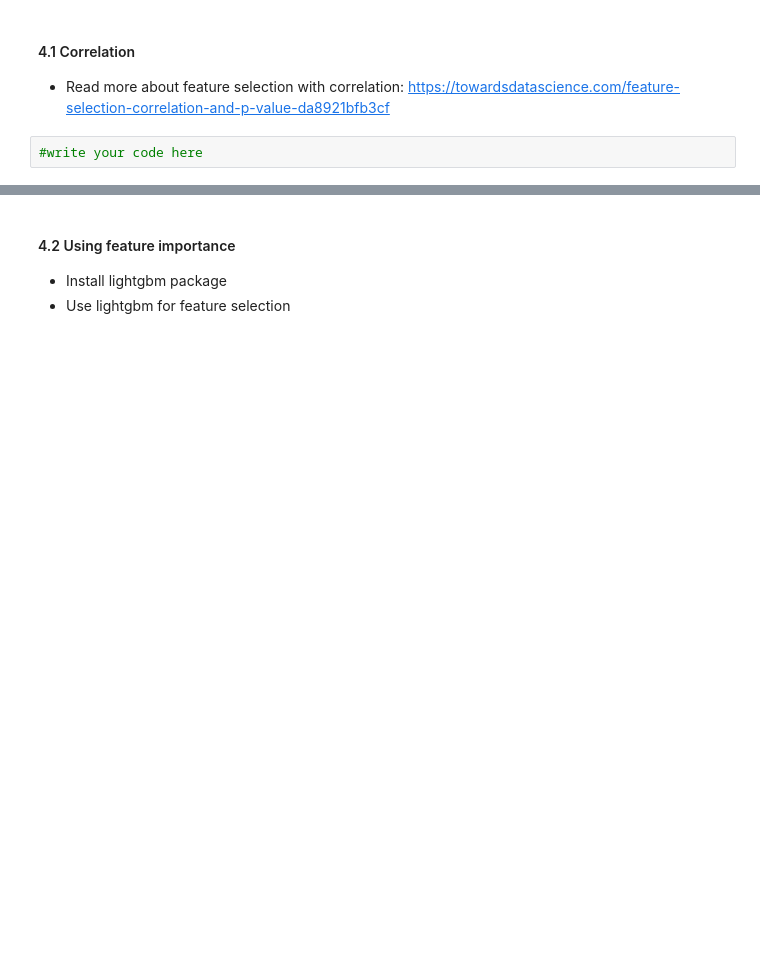
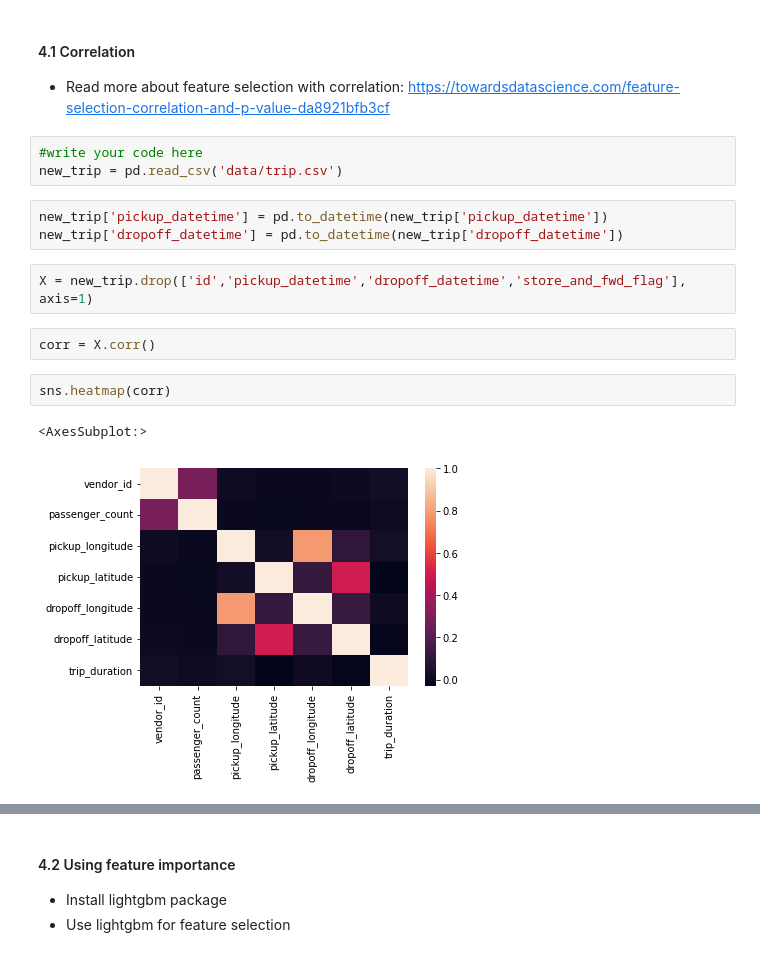
Before and after one commit to HarrisQuang/module-2-assignment-2, a Jupyter notebook: NYC Taxi EDA - forStudent.ipynb, the cells around one changed output, grey strips where cells are left out. Drawn from its saved outputs; the diff is of its cells as text; blank space fills up the shorter version.

```diff
--- a/NYC Taxi EDA - forStudent.ipynb
+++ b/NYC Taxi EDA - forStudent.ipynb
@@ -578,3 +578,16 @@ https://www.kaggle.com/sz8416/6-ways-for-feature-selection
 - Read more about feature selection with correlation: https://towardsdatascience.com/feature-selection-correlation-and-p-value-da8921bfb3cf
 # %%
 #write your code here
+new_trip = pd.read_csv('data/trip.csv')
+# %%
+new_trip['pickup_datetime'] = pd.to_datetime(new_trip['pickup_datetime'])
+new_trip['dropoff_datetime'] = pd.to_datetime(new_trip['dropoff_datetime'])
+# %%
+X = new_trip.drop(['id','pickup_datetime','dropoff_datetime','store_and_fwd_flag'], axis=1)
+# %%
+corr = X.corr()
+# %%
+sns.heatmap(corr)
+# %% [output]
+<AxesSubplot:>
+[figure, added]
```
Also changed, not shown: parts of 10 cells of this notebook.
